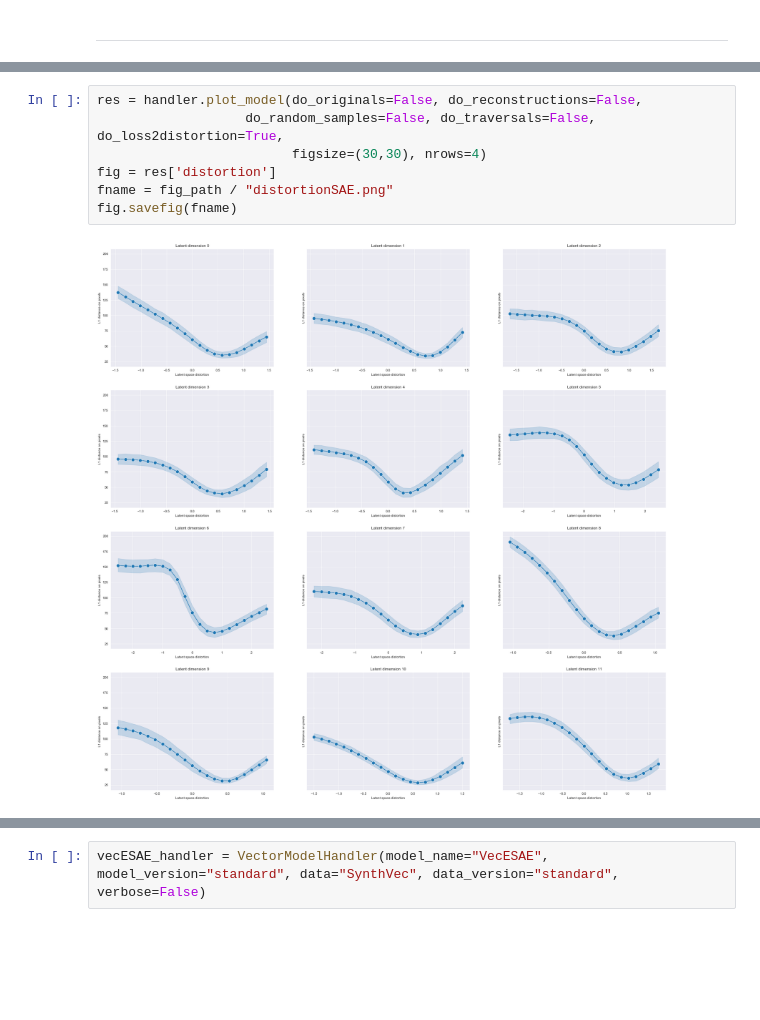
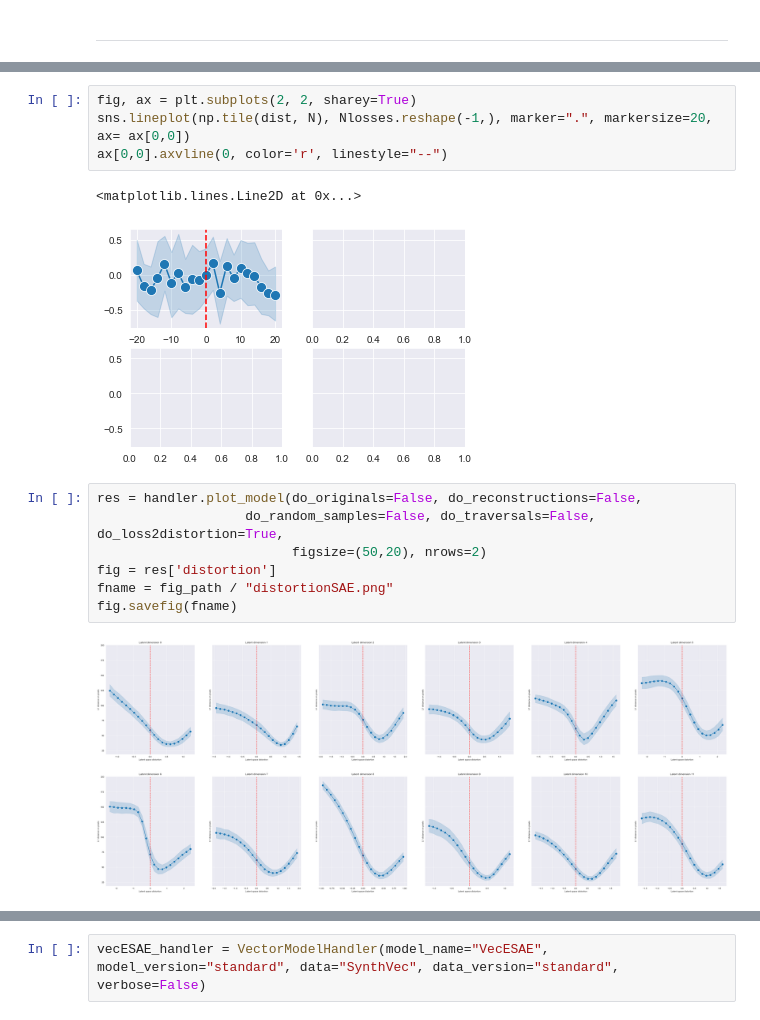
Before and after one commit to GiuliaLanzillotta/CausalAE, a Jupyter notebook: visualisations/test_features.ipynb, the cells around one changed output, grey strips where cells are left out. Saved outputs shown, nothing was run; the diff lists cells and outputs as text; blank space fills up the shorter version.

Commit message:
fixing plots, checkpoints and little things

```diff
--- a/visualisations/test_features.ipynb
+++ b/visualisations/test_features.ipynb
@@ -473,11 +458,18 @@ sns.lineplot(np.tile(dist, N), Nlosses.reshape(-1,), marker=".", markersize=20)
+# %%
+fig, ax = plt.subplots(2, 2, sharey=True)
+sns.lineplot(np.tile(dist, N), Nlosses.reshape(-1,), marker=".", markersize=20, ax= ax[0,0])
+ax[0,0].axvline(0, color='r', linestyle="--")
+# %% [output]
+<matplotlib.lines.Line2D at 0x...>
+[figure, added]
 # %%
 res = handler.plot_model(do_originals=False, do_reconstructions=False,
                    do_random_samples=False, do_traversals=False, do_loss2distortion=True,
-                         figsize=(30,30), nrows=4)
+                         figsize=(50,20), nrows=2)
 fig = res['distortion']
 fname = fig_path / "distortionSAE.png"
 fig.savefig(fname)
 # %% [output]
-[figure, old version]
+[figure, new version]
 # %%
 res = handlerESAE.plot_model(do_originals=False, do_reconstructions=False,
```
Also changed, not shown: parts of 11 cells of this notebook, 11 other files.
